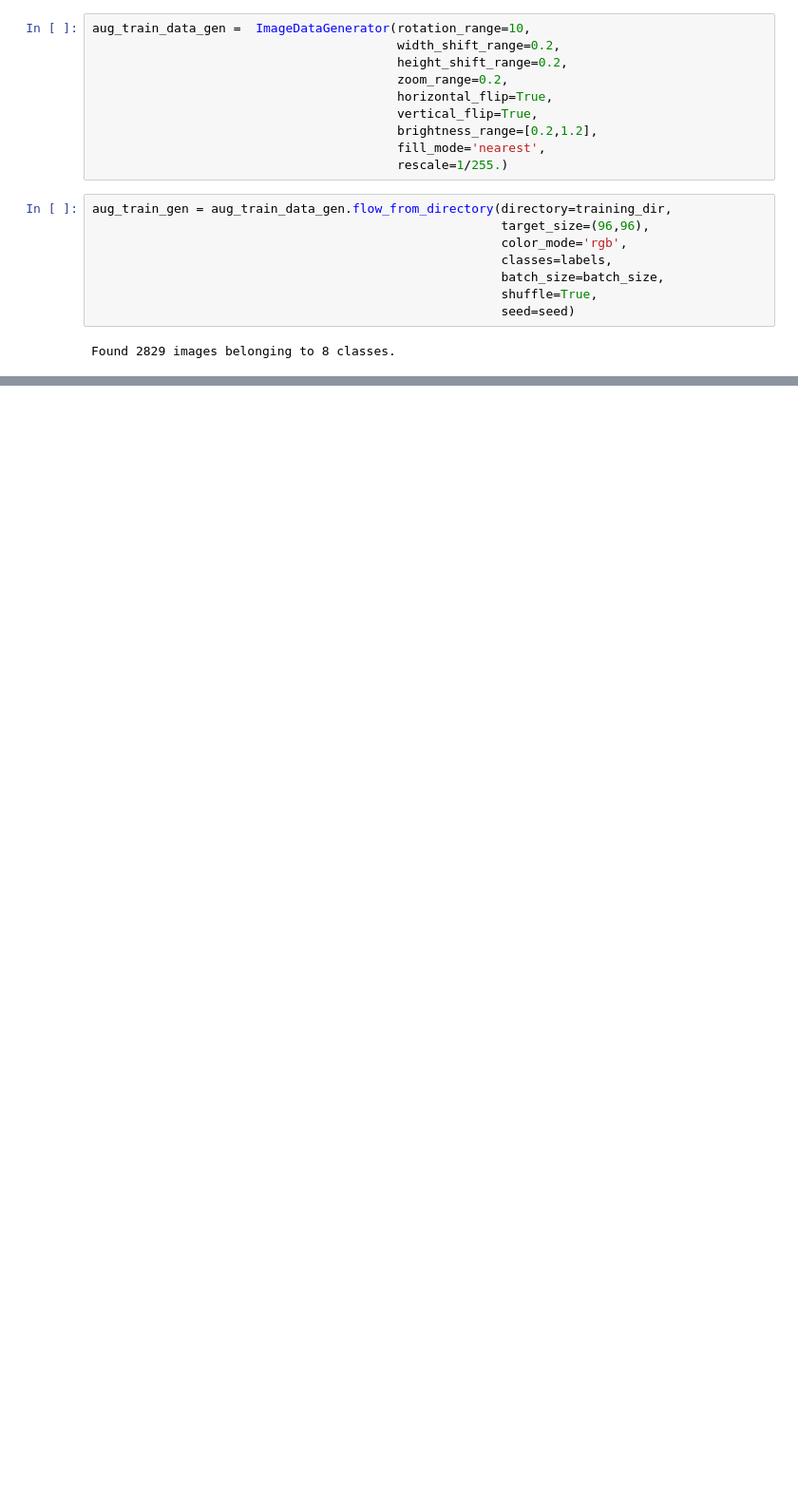
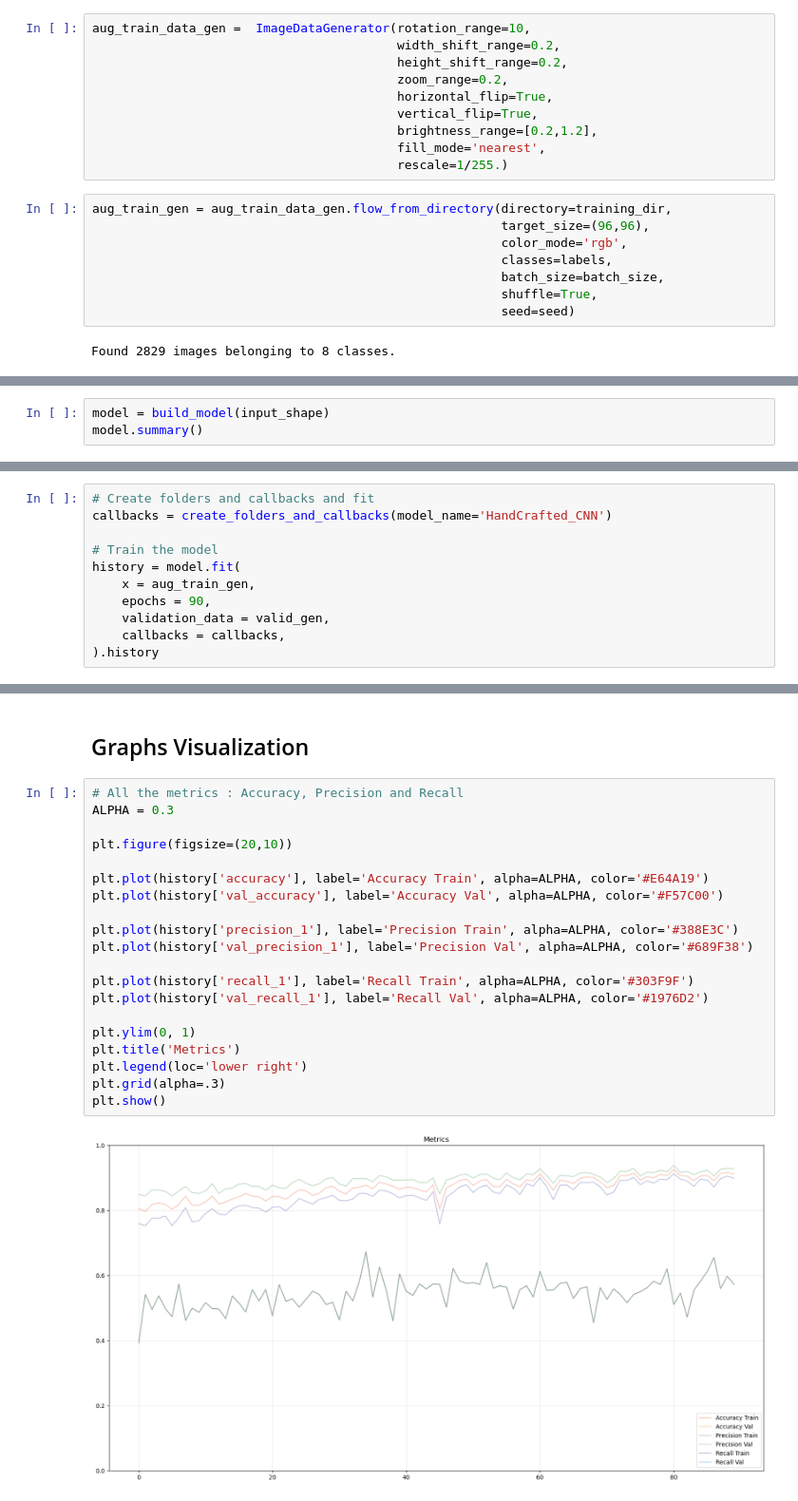
Before and after one commit to lucapetrh-dev/Convolutional-Neural-Network-Leaves-Classification, a Jupyter notebook: Matteo/challenge1.ipynb, the cells around one changed output, grey strips where cells are left out. Shown at 95% size. Cells and saved outputs as stored; diff of their text form; blank space fills up the shorter version.

```diff
--- a/Matteo/challenge1.ipynb
+++ b/Matteo/challenge1.ipynb
@@ -296,0 +375,3 @@ Transform: {'theta': -7.527592869158251, 'tx': 0, 'ty': 0, 'shear': 0, 'zx': 1,
+# %%
+model = build_model(input_shape)
+model.summary()
@@ -296,0 +442,11 @@ Transform: {'theta': -7.527592869158251, 'tx': 0, 'ty': 0, 'shear': 0, 'zx': 1,
+# %%
+# Create folders and callbacks and fit
+callbacks = create_folders_and_callbacks(model_name='HandCrafted_CNN')
+
+# Train the model
+history = model.fit(
+    x = aug_train_gen,
+    epochs = 90,
+    validation_data = valid_gen,
+    callbacks = callbacks,
+).history
@@ -296,0 +477,24 @@ Transform: {'theta': -7.527592869158251, 'tx': 0, 'ty': 0, 'shear': 0, 'zx': 1,
+# %% [markdown]
+## Graphs Visualization
+# %%
+# All the metrics : Accuracy, Precision and Recall
+ALPHA = 0.3
+
+plt.figure(figsize=(20,10))
+
+plt.plot(history['accuracy'], label='Accuracy Train', alpha=ALPHA, color='#E64A19')
+plt.plot(history['val_accuracy'], label='Accuracy Val', alpha=ALPHA, color='#F57C00')
+
+plt.plot(history['precision_1'], label='Precision Train', alpha=ALPHA, color='#388E3C')
+plt.plot(history['val_precision_1'], label='Precision Val', alpha=ALPHA, color='#689F38')
+
+plt.plot(history['recall_1'], label='Recall Train', alpha=ALPHA, color='#303F9F')
+plt.plot(history['val_recall_1'], label='Recall Val', alpha=ALPHA, color='#1976D2')
+
+plt.ylim(0, 1)
+plt.title('Metrics')
+plt.legend(loc='lower right')
+plt.grid(alpha=.3)
+plt.show()
+# %% [output]
+[figure, added]
```
Also changed, not shown: parts of 16 cells of this notebook, 32 other files.
